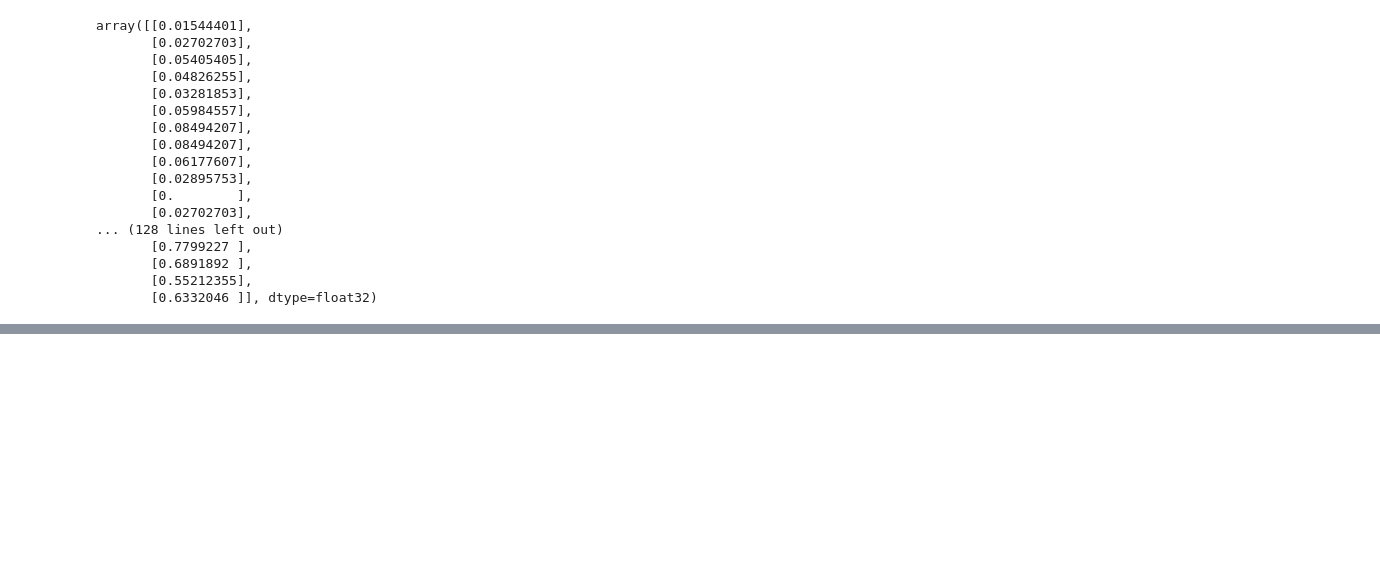
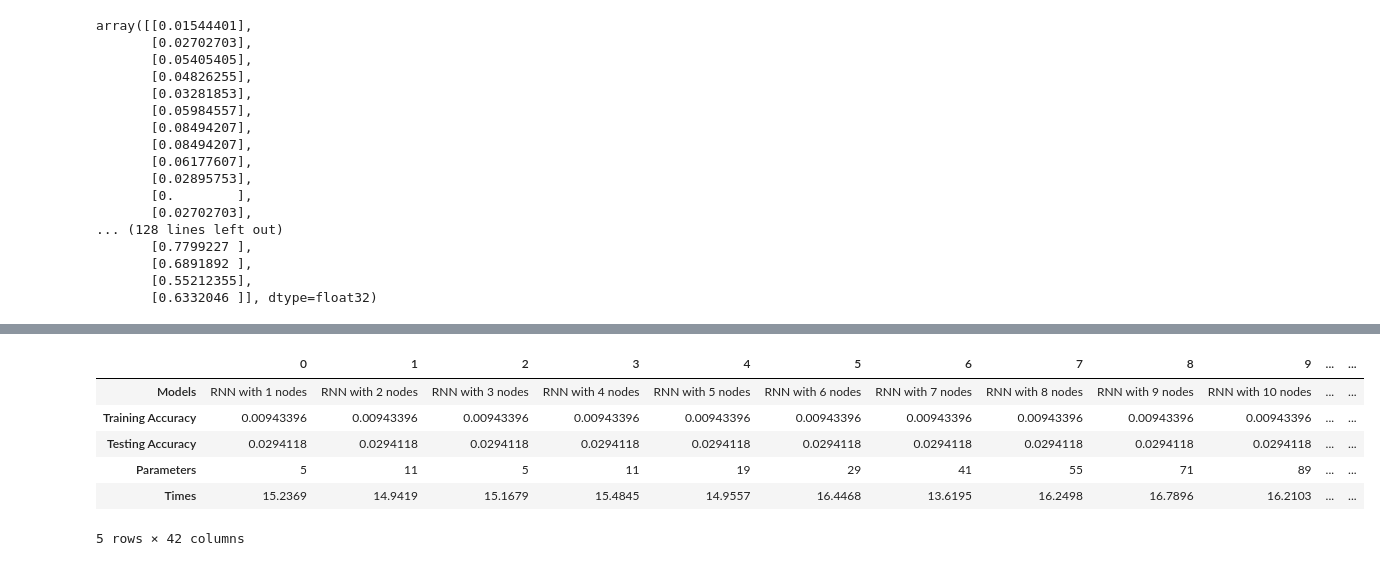
Before and after one commit to jatingupta-2000/DL-Labs, a Jupyter notebook: E18CSE140_DL_Lab10.ipynb, the cells around one changed output, grey strips where cells are left out. Cells and saved outputs as stored; diff of their text form; code cells hidden in the pictures; blank space fills up the shorter version.

```diff
--- a/E18CSE140_DL_Lab10.ipynb
+++ b/E18CSE140_DL_Lab10.ipynb
@@ -101,10 +104,3 @@ lstmnodestrain=[]
 lstmnodestest=[]
 lstmnodesparams=[]
 lstmnodestime=[]
-# %%
-model=Sequential()
-model.add(SimpleRNN(4,input_shape=(1,look_back)))
-model.add(Dense(1))
-model.compile(optimizer='adam', loss='mean_squared_error',
-              metrics=['acc'])
-model.summary()
@@ -124,2 +106,0 @@ _________________________________________________________________
-# %%
-model.fit(trX,trY,epochs=100,batch_size=1,verbose=2)
@@ -157,0 +274,17 @@ ValueError: Found array with dim 3. Estimator expected <= 2.
+# %%
+for i in range(len(layers)):
+    model=Sequential()
+    model.add(LSTM(5,input_shape=(1,look_back)))
+    for i in range(layers[i]):
+        model.add(Dense(7))
+    model.add(Dense(1))
+    model.compile(optimizer='adam', loss='mean_squared_error',
+                  metrics=['acc'])
+    t=time.time()
+    model.fit(trX,trY,epochs=100,batch_size=1,verbose=0)
+    print("model with "+str(i+1)+" layers trained")
+    print()
+    lstmlayerstime.append(time.time()-t)
+    lstmlayerstrain.append(model.evaluate(trX,trY)[1])
+    lstmlayerstest.append(model.evaluate(tstX,tstY)[1])
+    lstmlayersparams.append(model.count_params())
@@ -157,0 +308,26 @@ ValueError: Found array with dim 3. Estimator expected <= 2.
+# %%
+rnnlayerstrain=rnnlayerstrain[0:4]
+rnnlayerstest=rnnlayerstest[0:4]
+rnnlayersparams=rnnlayersparams[0:4]
+rnnlayerstime=rnnlayerstime[0:4]
+rnnnodestrain=rnnnodestrain[0:10]
+rnnnodestest=rnnnodestest[0:10]
+rnnnodesparams=rnnnodesparams[0:10]
+rnnnodestime=rnnnodestime[0:10]
+# %%
+results=pd.DataFrame({'Models':['RNN with '+str(i+1)+' nodes' for i in range(10)]+['RNN with '+str(i+1)+' layers' for i in range(4)]
+                     +['GRU with '+str(i+1)+' nodes' for i in range(10)]+['GRU with '+str(i+1)+' layers' for i in range(4)]
+                     +['LSTM with '+str(i+1)+' nodes' for i in range(10)]+['LSTM with '+str(i+1)+' layers' for i in range(4)]
+                     ,'Training Accuracy':rnnnodestrain+rnnlayerstrain+grunodestrain+grulayerstrain+lstmnodestrain+lstmlayerstrain
+                     ,'Testing Accuracy':rnnnodestest+rnnlayerstest+grunodestest+grulayerstest+lstmnodestest+lstmlayerstest
+                     ,'Parameters':rnnnodesparams+rnnlayersparams+grunodesparams+grulayersparams+lstmnodesparams+lstmlayersparams
+                     ,'Times':rnnnodestime+rnnlayerstime+grunodestime+grulayerstime+lstmnodestime+lstmlayerstime})
+results.T
+# %% [output]
+|  | 0 | 1 | 2 | 3 | 4 | 5 | 6 | 7 | 8 | 9 | ... | ... |
+| Models | RNN with 1 nodes | RNN with 2 nodes | RNN with 3 nodes | RNN with 4 nodes | RNN with 5 nodes | RNN with 6 nodes | RNN with 7 nodes | RNN with 8 nodes | RNN with 9 nodes | RNN with 10 nodes | ... | ... |
+| Training Accuracy | 0.00943396 | 0.00943396 | 0.00943396 | 0.00943396 | 0.00943396 | 0.00943396 | 0.00943396 | 0.00943396 | 0.00943396 | 0.00943396 | ... | ... |
+| Testing Accuracy | 0.0294118 | 0.0294118 | 0.0294118 | 0.0294118 | 0.0294118 | 0.0294118 | 0.0294118 | 0.0294118 | 0.0294118 | 0.0294118 | ... | ... |
+| Parameters | 5 | 11 | 5 | 11 | 19 | 29 | 41 | 55 | 71 | 89 | ... | ... |
+| Times | 15.2369 | 14.9419 | 15.1679 | 15.4845 | 14.9557 | 16.4468 | 13.6195 | 16.2498 | 16.7896 | 16.2103 | ... | ... |
+5 rows × 42 columns
```
Also changed, not shown: parts of 11 cells of this notebook.
